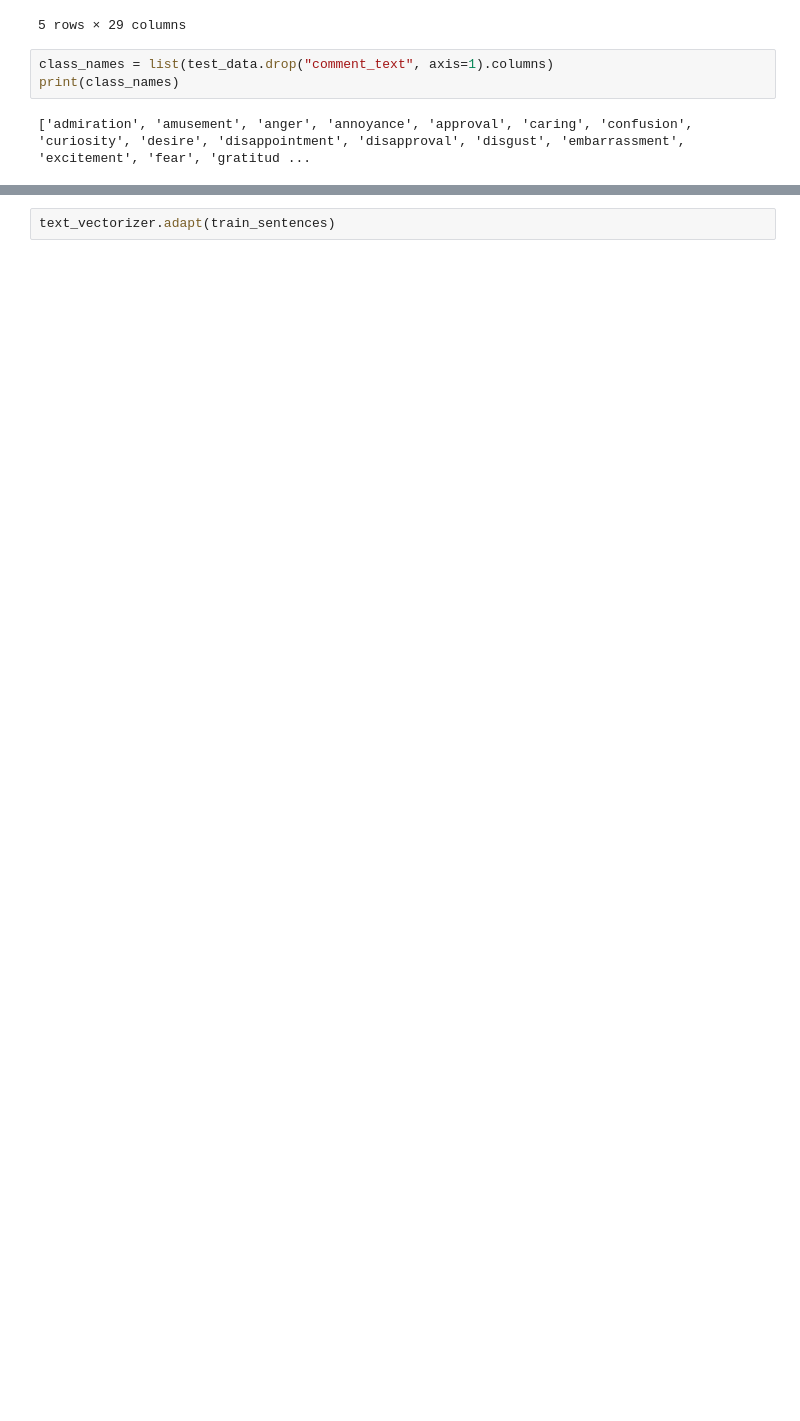
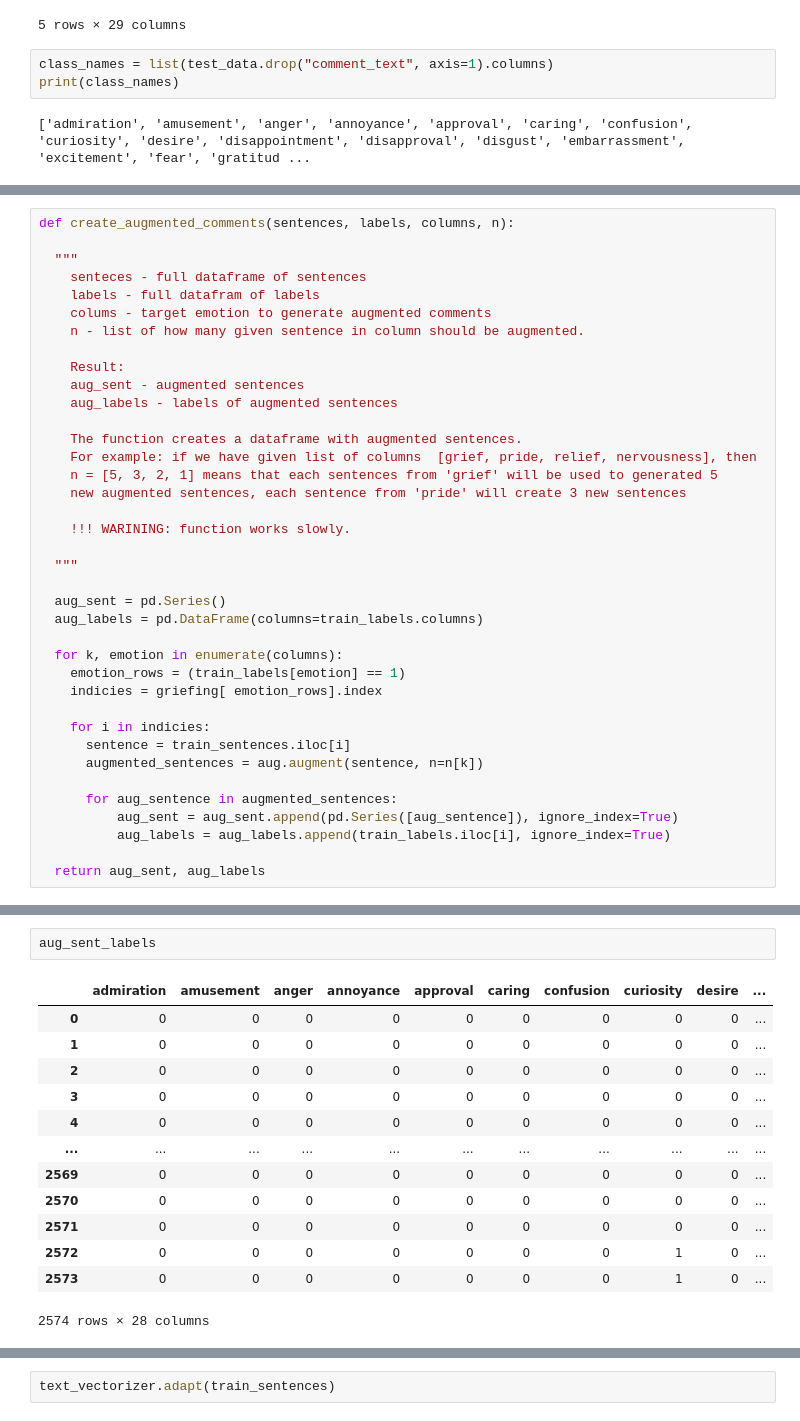
Before and after one commit to KornelWitkowski/TensorFlow-benchmarks, a Jupyter notebook: NLP.ipynb, the cells around one changed output, grey strips where cells are left out. Drawn from its saved outputs; the diff is of its cells as text; blank space fills up the shorter version.

```diff
--- a/NLP.ipynb
+++ b/NLP.ipynb
@@ -88,0 +267,38 @@ test_ds  = test_ds.batch(128).shuffle(1000).prefetch(tf.data.AUTOTUNE)
+# %%
+def create_augmented_comments(sentences, labels, columns, n):
+
+  """
+    senteces - full dataframe of sentences
+    labels - full datafram of labels
+    colums - target emotion to generate augmented comments
+    n - list of how many given sentence in column should be augmented.
+
+    Result:
+    aug_sent - augmented sentences
+    aug_labels - labels of augmented sentences
+
+    The function creates a dataframe with augmented sentences.
+    For example: if we have given list of columns  [grief, pride, relief, nervousness], then
+    n = [5, 3, 2, 1] means that each sentences from 'grief' will be used to generated 5
+    new augmented sentences, each sentence from 'pride' will create 3 new sentences
+
+    !!! WARINING: function works slowly.
+
+  """
+
+  aug_sent = pd.Series()
+  aug_labels = pd.DataFrame(columns=train_labels.columns)
+
+  for k, emotion in enumerate(columns):
+    emotion_rows = (train_labels[emotion] == 1)
+    indicies = griefing[ emotion_rows].index
+
+    for i in indicies:
+      sentence = train_sentences.iloc[i]
+      augmented_sentences = aug.augment(sentence, n=n[k])
+
+      for aug_sentence in augmented_sentences:
+          aug_sent = aug_sent.append(pd.Series([aug_sentence]), ignore_index=True)
+          aug_labels = aug_labels.append(train_labels.iloc[i], ignore_index=True)
+
+  return aug_sent, aug_labels
@@ -88,0 +338,16 @@ test_ds  = test_ds.batch(128).shuffle(1000).prefetch(tf.data.AUTOTUNE)
+# %%
+aug_sent_labels
+# %% [output]
+|  | admiration | amusement | anger | annoyance | approval | caring | confusion | curiosity | desire | ... |
+| 0 | 0 | 0 | 0 | 0 | 0 | 0 | 0 | 0 | 0 | ... |
+| 1 | 0 | 0 | 0 | 0 | 0 | 0 | 0 | 0 | 0 | ... |
+| 2 | 0 | 0 | 0 | 0 | 0 | 0 | 0 | 0 | 0 | ... |
+| 3 | 0 | 0 | 0 | 0 | 0 | 0 | 0 | 0 | 0 | ... |
+| 4 | 0 | 0 | 0 | 0 | 0 | 0 | 0 | 0 | 0 | ... |
+| ... | ... | ... | ... | ... | ... | ... | ... | ... | ... | ... |
+| 2569 | 0 | 0 | 0 | 0 | 0 | 0 | 0 | 0 | 0 | ... |
+| 2570 | 0 | 0 | 0 | 0 | 0 | 0 | 0 | 0 | 0 | ... |
+| 2571 | 0 | 0 | 0 | 0 | 0 | 0 | 0 | 0 | 0 | ... |
+| 2572 | 0 | 0 | 0 | 0 | 0 | 0 | 0 | 1 | 0 | ... |
+| 2573 | 0 | 0 | 0 | 0 | 0 | 0 | 0 | 1 | 0 | ... |
+2574 rows × 28 columns
```
Also changed, not shown: parts of 74 cells of this notebook.
